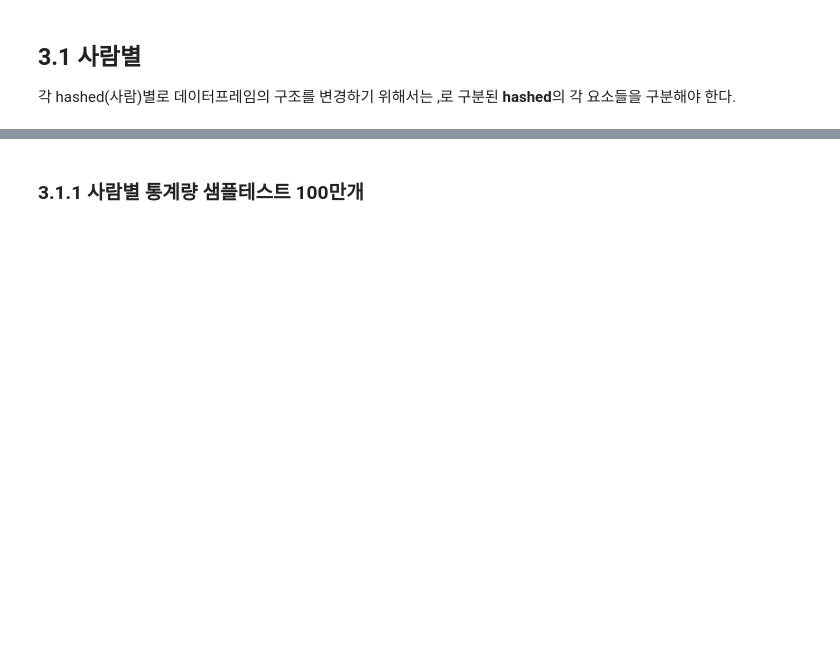
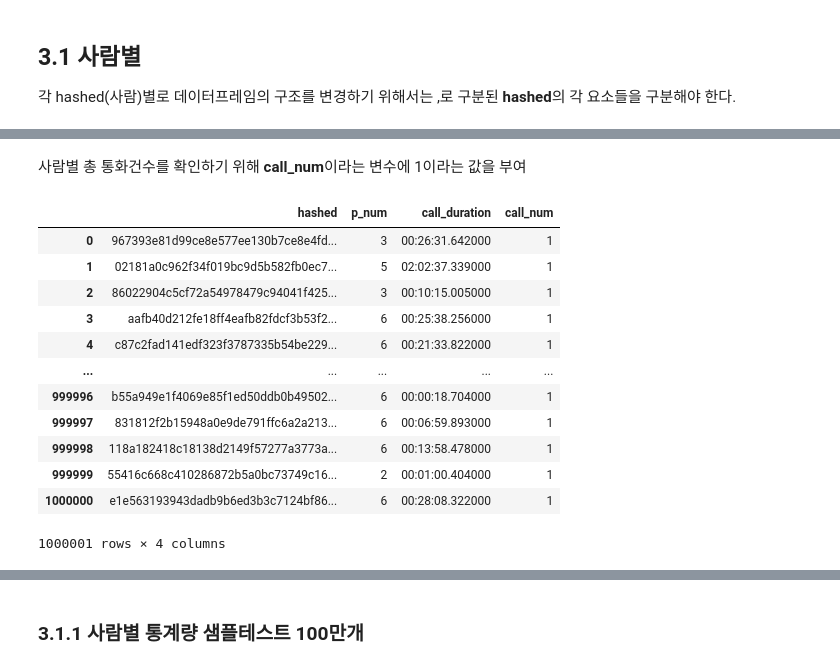
Before and after one commit to koojaekwan/jaekwan-s-python, a Jupyter notebook: jaekwankoo.ipynb, the cells around one changed output, grey strips where cells are left out. Saved outputs shown, nothing was run; the diff lists cells and outputs as text; code cells hidden in the pictures; blank space fills up the shorter version.

```diff
--- a/jaekwankoo.ipynb
+++ b/jaekwankoo.ipynb
@@ -258,0 +291,18 @@ temp = data.loc[0:1000000,["hashed","p_num","call_duration"]]
+# %% [markdown]
+사람별 총 통화건수를 확인하기 위해 **call_num**이라는 변수에 1이라는 값을 부여
+# %%
+temp
+# %% [output]
+|  | hashed | p_num | call_duration | call_num |
+| 0 | 967393e81d99ce8e577ee130b7ce8e4fd... | 3 | 00:26:31.642000 | 1 |
+| 1 | 02181a0c962f34f019bc9d5b582fb0ec7... | 5 | 02:02:37.339000 | 1 |
+| 2 | 86022904c5cf72a54978479c94041f425... | 3 | 00:10:15.005000 | 1 |
+| 3 | aafb40d212fe18ff4eafb82fdcf3b53f2... | 6 | 00:25:38.256000 | 1 |
+| 4 | c87c2fad141edf323f3787335b54be229... | 6 | 00:21:33.822000 | 1 |
+| ... | ... | ... | ... | ... |
+| 999996 | b55a949e1f4069e85f1ed50ddb0b49502... | 6 | 00:00:18.704000 | 1 |
+| 999997 | 831812f2b15948a0e9de791ffc6a2a213... | 6 | 00:06:59.893000 | 1 |
+| 999998 | 118a182418c18138d2149f57277a3773a... | 6 | 00:13:58.478000 | 1 |
+| 999999 | 55416c668c410286872b5a0bc73749c16... | 2 | 00:01:00.404000 | 1 |
+| 1000000 | e1e563193943dadb9b6ed3b3c7124bf86... | 6 | 00:28:08.322000 | 1 |
+1000001 rows × 4 columns
```
Also changed, not shown: parts of 29 cells of this notebook.
